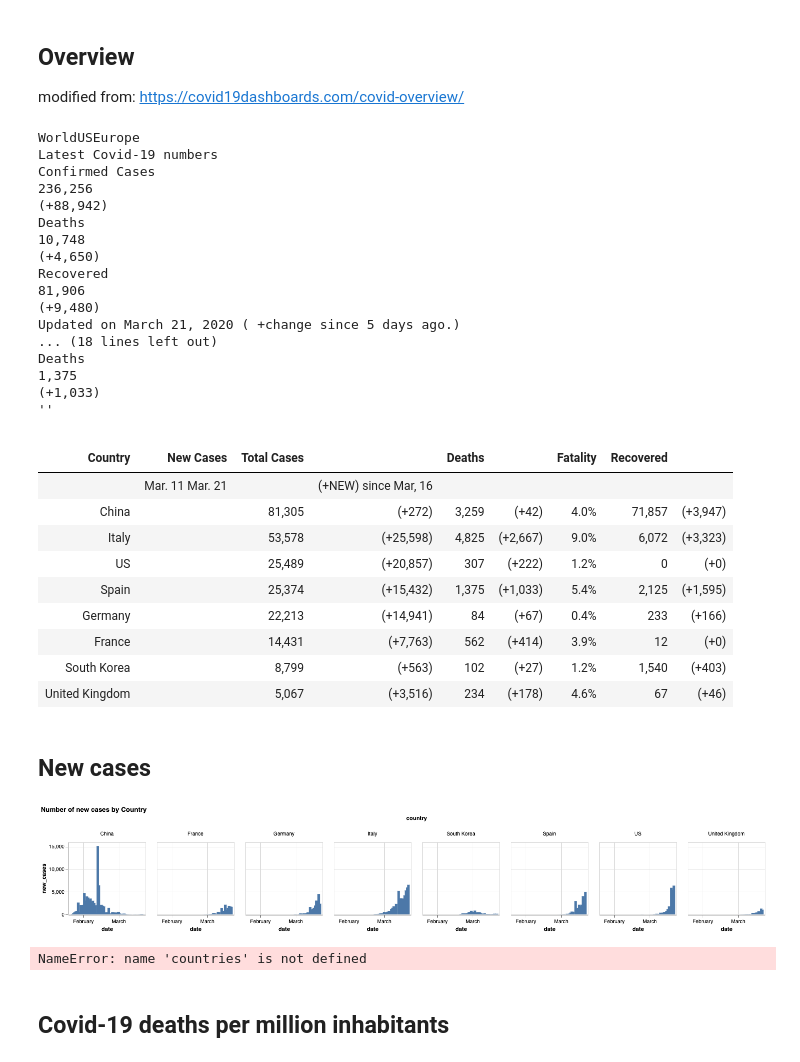
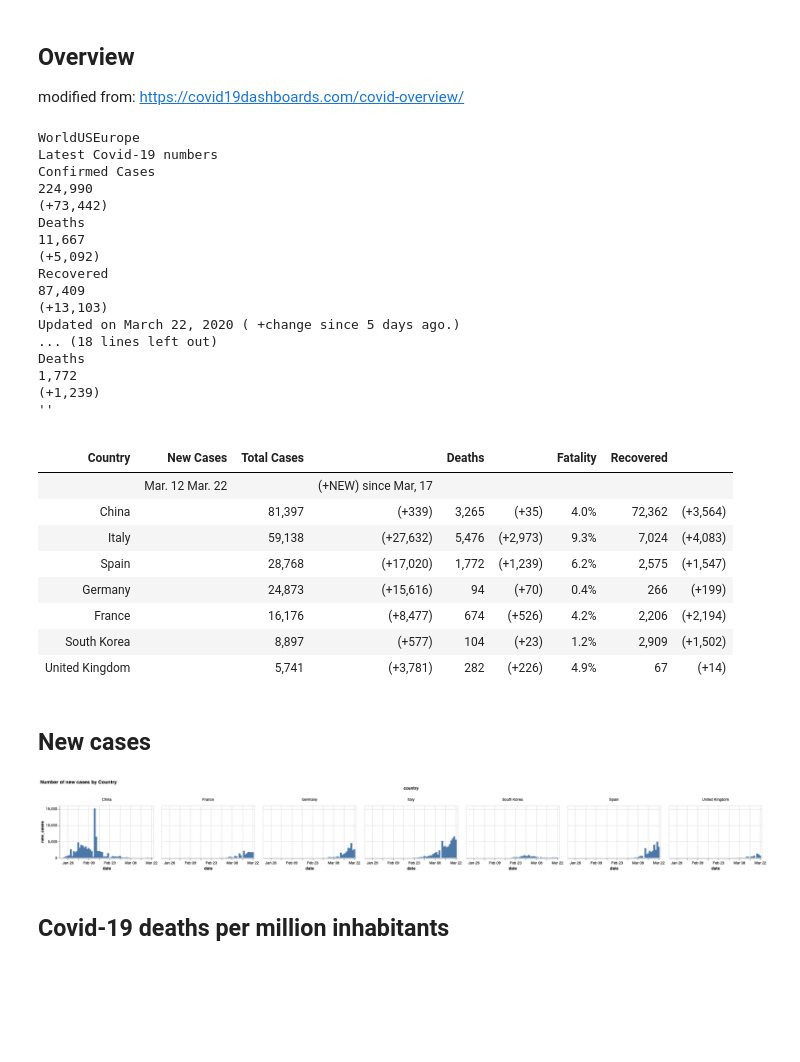
Before and after one commit to fabsta/blog, a Jupyter notebook: _notebooks/2020-03-21-Corona_visualizations.ipynb, the cells around one changed output. Saved outputs shown, nothing was run; the diff lists cells and outputs as text; code cells hidden in the pictures; blank space fills up the shorter version.

Commit message:
added nice data overview

```diff
--- a/_notebooks/2020-03-21-Corona_visualizations.ipynb
+++ b/_notebooks/2020-03-21-Corona_visualizations.ipynb
@@ -29,7 +29,7 @@ import covid_overview as covid
 # source: https://colab.research.google.com/github/github/covid19-dashboard/blob/master/_notebooks/2020-03-19-cases-and-deaths-per-million.ipynb
 # %%
 #hide
-int_countries = ["China", "Italy", "Spain", "France", "United Kingdom", "Germany", "United States","South Korea",'US']
+int_countries = ["China", "Italy", "Spain", "France", "United Kingdom", "Germany", "United States","South Korea"]
 # %%
 #hide
 def load_individual_timeseries(name):
@@ -137,17 +137,17 @@ kpis_info = [
     {'title': 'Germany', 'prefix': 'GE'},
     {'title': 'Italy', 'prefix': 'IT'},
     {'title': 'Spain', 'prefix': 'SP'}]
-data = covid.gen_data(region=COL_REGION, filter_frame=filter_europe, kpis_info=kpis_info)
+overview_data = covid.gen_data(region=COL_REGION, filter_frame=filter_europe, kpis_info=kpis_info)
 # %% [markdown]
 ## Overview
 modified from: https://covid19dashboards.com/covid-overview/
 # %%
 #hide_input
 template = Template(covid.get_template(covid.paths['overview']))
-dt_cols, LAST_DATE_I = data['dt_cols'], data['dt_last']
+dt_cols, LAST_DATE_I = overview_data['dt_cols'], overview_data['dt_last']
 html = template.render(
-    D=data['summary'], table=data['table'],
-    newcases=data['newcases'].loc[:, dt_cols[LAST_DATE_I - 10]:dt_cols[LAST_DATE_I]],
+    D=overview_data['summary'], table=overview_data['table'],
+    newcases=overview_data['newcases'].loc[:, dt_cols[LAST_DATE_I - 10]:dt_cols[LAST_DATE_I]],
     COL_REGION=COL_REGION,
     KPI_CASE='Latest Covid-19 numbers',
     KPIS_INFO=kpis_info,
@@ -158,51 +158,53 @@ HTML(f'<div>{html}</div>')
 WorldUSEurope
 Latest Covid-19 numbers
 Confirmed Cases
-236,256
-(+88,942)
+224,990
+(+73,442)
 Deaths
-10,748
-(+4,650)
+11,667
+(+5,092)
 Recovered
-81,906
-(+9,480)
-Updated on March 21, 2020 ( +change since 5 days ago.)
+87,409
+(+13,103)
+Updated on March 22, 2020 ( +change since 5 days ago.)
 ... (18 lines left out)
 Deaths
-1,375
-(+1,033)
+1,772
+(+1,239)
 ''
 |  |  |  |  |  |  |  |  |  |
 | Country | New Cases | Total Cases |  | Deaths |  | Fatality | Recovered |  |
-|  | Mar. 11 Mar. 21 |  | (+NEW) since Mar, 16 |  |  |  |  |  |
-| China |  | 81,305 | (+272) | 3,259 | (+42) | 4.0% | 71,857 | (+3,947) |
-| Italy |  | 53,578 | (+25,598) | 4,825 | (+2,667) | 9.0% | 6,072 | (+3,323) |
-| US |  | 25,489 | (+20,857) | 307 | (+222) | 1.2% | 0 | (+0) |
-| Spain |  | 25,374 | (+15,432) | 1,375 | (+1,033) | 5.4% | 2,125 | (+1,595) |
-| Germany |  | 22,213 | (+14,941) | 84 | (+67) | 0.4% | 233 | (+166) |
-| France |  | 14,431 | (+7,763) | 562 | (+414) | 3.9% | 12 | (+0) |
-| South Korea |  | 8,799 | (+563) | 102 | (+27) | 1.2% | 1,540 | (+403) |
-| United Kingdom |  | 5,067 | (+3,516) | 234 | (+178) | 4.6% | 67 | (+46) |
+|  | Mar. 12 Mar. 22 |  | (+NEW) since Mar, 17 |  |  |  |  |  |
+| China |  | 81,397 | (+339) | 3,265 | (+35) | 4.0% | 72,362 | (+3,564) |
+| Italy |  | 59,138 | (+27,632) | 5,476 | (+2,973) | 9.3% | 7,024 | (+4,083) |
+| Spain |  | 28,768 | (+17,020) | 1,772 | (+1,239) | 6.2% | 2,575 | (+1,547) |
+| Germany |  | 24,873 | (+15,616) | 94 | (+70) | 0.4% | 266 | (+199) |
+| France |  | 16,176 | (+8,477) | 674 | (+526) | 4.2% | 2,206 | (+2,194) |
+| South Korea |  | 8,897 | (+577) | 104 | (+23) | 1.2% | 2,909 | (+1,502) |
+| United Kingdom |  | 5,741 | (+3,781) | 282 | (+226) | 4.9% | 67 | (+14) |
 # %% [markdown]
 ## New cases
 # %%
 #hide_input
-new_cases_df = data['newcases'].reset_index().rename(columns={'Country/Region':'country'})
+new_cases_df = overview_data['newcases'].reset_index().rename(columns={'Country/Region':'country'})
 new_cases_melted_df = pd.melt(new_cases_df, id_vars=["country"], var_name="date", value_name="new_cases")
 
 alt.Chart(new_cases_melted_df).mark_bar().encode(
      x='date:T',
      y='new_cases:Q',
      #color='country:N',
      column='country:N',
      #facet=alt.Facet('country:O', columns=1),
+    #tooltip=['country','data', 'new_cases']
+    #tooltip=[alt.Tooltip(title='matches played')]
+
     ).properties(
     title='Number of new cases by Country',
-    width=150,
+    width=250,
     height=140
-)
+).interactive()
 # %% [output]
-[figure, old version]
+[figure, new version]
 # %%
 #hide
 data = pd.read_csv("https://raw.githubusercontent.com/CSSEGISandData/COVID-19/master/csse_covid_19_data/csse_covid_19_time_series/time_series_19-covid-Deaths.csv", error_bad_lines=False)
@@ -223,6 +225,9 @@ data_pop = data_pwt[filter1]
 data_pop = data_pop[["country","pop"]]
 data_pop.loc[data_pop.country == "Republic of Korea","country"] = "South Korea"
 data_pop.loc[data_pop.country == "Iran (Islamic Republic of)","country"] = "Iran"
+#data_pop.loc[data_pop.country == "United States","country"] = "US"
+
+
 
 # per habitant
 data_pc = data.copy()
@@ -234,16 +239,14 @@ data_countries = []
 data_countries_pc = []
 
 # compute per habitant
-for i in countries:
+for i in int_countries:
     data_pc.loc[data_pc.location == i,"total_cases"] = data_pc.loc[data_pc.location == i,"total_cases"]/float(data_pop.loc[data_pop.country == i, "pop"])
 
     # get each country time series
 filter1 = data_pc["total_cases"] > 1
-for i in countries:
+for i in int_countries:
     filter_country = data_pc["location"]== i
     data_countries_pc.append(data_pc[filter_country & filter1])
-# %% [output]
-NameError: name 'countries' is not defined
 # %% [markdown]
 ## Covid-19 deaths per million inhabitants
 # %%
```
Also changed, not shown: parts of 15 cells of this notebook.
